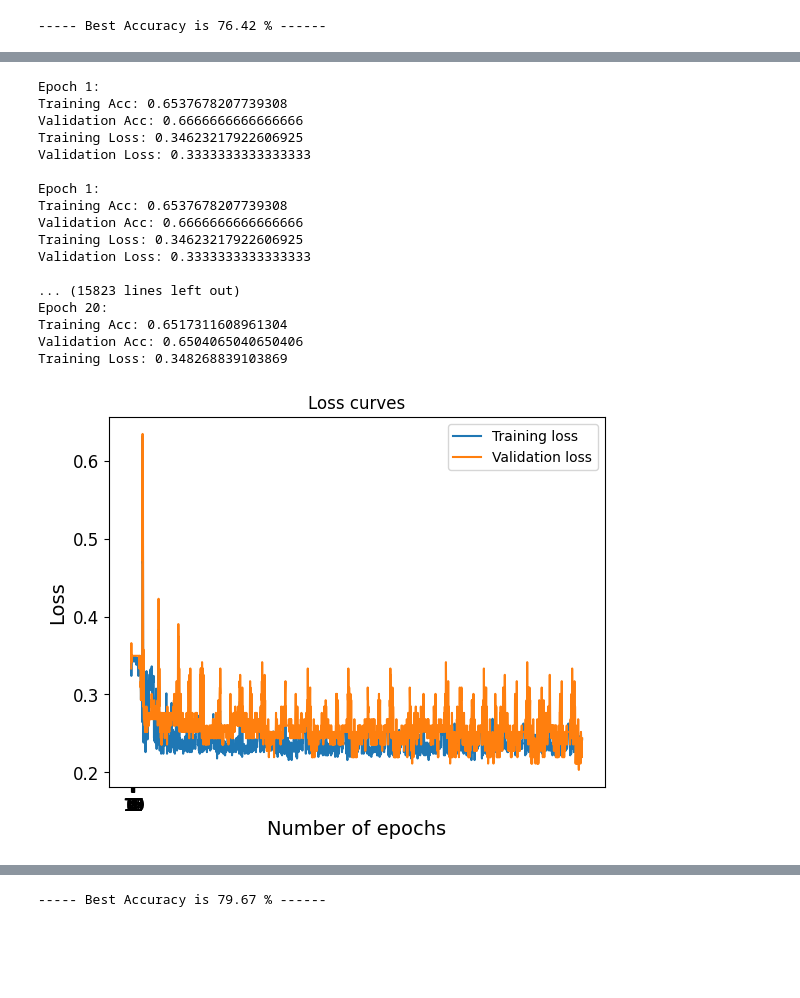
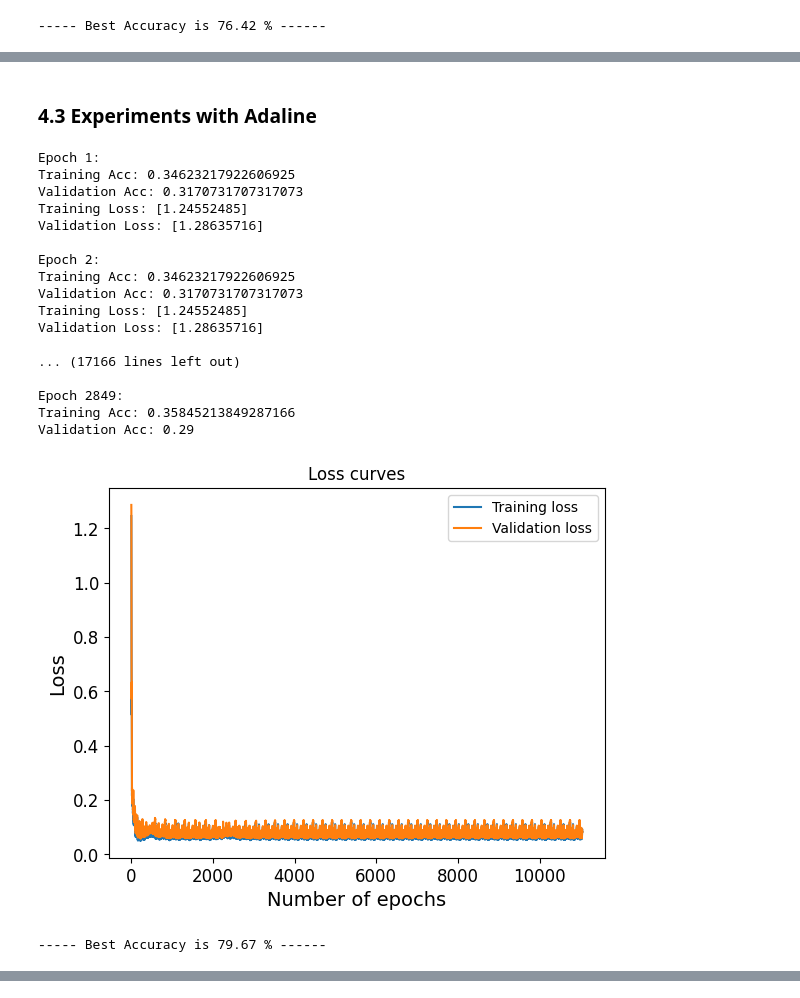
Before and after one commit to KaneZhao/deep-learning-assignments, a Jupyter notebook: assignment1/Assignment1.ipynb, the cells around one changed output, grey strips where cells are left out. Drawn from its saved outputs; the diff is of its cells as text; code cells hidden in the pictures; blank space fills up the shorter version.

```diff
--- a/assignment1/Assignment1.ipynb
+++ b/assignment1/Assignment1.ipynb
@@ -20,9 +20,9 @@ import os
 %matplotlib inline
 import matplotlib as mpl
 import matplotlib.pyplot as plt
-mpl.rc('axes', labelsize=14)
-mpl.rc('xtick', labelsize=12)
-mpl.rc('ytick', labelsize=12)
+# mpl.rc('axes', labelsize=14)
+# mpl.rc('xtick', labelsize=12)
+# mpl.rc('ytick', labelsize=12)
 
 import seaborn as sns
 # %% [markdown]
@@ -359,6 +361,7 @@ class Adaline(Perceptron):
     def train(self, epochs = 10, verbose = True, showPlots = True):
 
         self.currentBestValAccuracy = 0
+        j = 0
         for i in range(epochs):
 
             # update weights
@@ -380,7 +383,7 @@ class Adaline(Perceptron):
 
                 # Display epoch by epoch results
                 if verbose:
-                    print("Epoch {}:".format(i + 1))
+                    print("Epoch {}:".format(j + 1))
                     print("Training Acc:", self.trainingAccuracies[i])
                     print("Validation Acc:", self.validationAccuracies[i])
                     print("Training Loss:", self.trainingLosses[i])
@@ -389,25 +392,21 @@ class Adaline(Perceptron):
                 if self.earlyStopping == 0:
                     print("Early stopped at epoch", (i + 1))
                     break
+                j += 1
 
         if showPlots:
-            # Plot graphs of loss and accuracy
             plt.title("Loss curves")
-            plt.plot(np.arange(0, len(self.trainingLosses)), self.trainingLosses, label="Training loss")
-            plt.plot(np.arange(0, len(self.validationLosses)),self.validationLosses, label="Validation loss")
+            plt.plot(np.arange(0, len(self.trainingAccuracies)), self.trainingLosses, label="Training loss")
+            plt.plot(np.arange(0, len(self.trainingAccuracies)), self.validationLosses, label="Validation loss")
             plt.xlabel("Number of epochs")
             plt.ylabel("Loss")
-            plt.xticks(np.arange(0, epochs))
             plt.legend()
             plt.show()
 
             plt.title("Accuracy curves")
-            plt.plot(np.arange(0, len(self.trainingAccuracies)),
-                    self.trainingAccuracies, label="Training Accuracy")
-            plt.plot(np.arange(0, len(self.validationAccuracies)),
-                    self.validationAccuracies, label="Validation Accuracy")
+            plt.plot(np.arange(0, len(self.trainingAccuracies)), self.trainingAccuracies, label = "Training Accuracy")
+            plt.plot(np.arange(0, len(self.trainingAccuracies)), self.validationAccuracies, label = "Validation Accuracy")
             plt.xlabel("Number of epochs")
             plt.ylabel("Accuracy")
-            plt.xticks(np.arange(0, epochs))
             plt.legend()
-            plt.show()
+            plt.show
@@ -414,27 +507,31 @@ class Adaline(Perceptron):
+# %% [markdown]
+### 4.3 Experiments with Adaline
 # %%
-# Create a simple perceptron
-adaline = Adaline(X_train, y_train, X_val, y_val, lr=0.01, loss_type="zero-one", bias=False,
-                        seed=200, randomBias=False, earlyStopping=20)
-adaline.train(epochs=20, verbose=True)
+# Create a simple adaline model
+adaline = Adaline(X_train, y_train, X_val, y_val, lr=0.01, loss_type='perceptron', bias=False,
+                        seed=200, weight_val = 2, earlyStopping=20)
+
+adaline.train(epochs=50, verbose=True)
 
 # Set best weights
 adaline.showBestAccuracy()
 # %% [output]
 Epoch 1:
-Training Acc: 0.6537678207739308
-Validation Acc: 0.6666666666666666
-Training Loss: 0.34623217922606925
-Validation Loss: 0.3333333333333333
+Training Acc: 0.34623217922606925
+Validation Acc: 0.3170731707317073
+Training Loss: [1.24552485]
+Validation Loss: [1.28635716]
 
-Epoch 1:
-Training Acc: 0.6537678207739308
-Validation Acc: 0.6666666666666666
-Training Loss: 0.34623217922606925
-Validation Loss: 0.3333333333333333
+Epoch 2:
+Training Acc: 0.34623217922606925
+Validation Acc: 0.3170731707317073
+Training Loss: [1.24552485]
+Validation Loss: [1.28635716]
 
-... (15823 lines left out)
-Epoch 20:
-Training Acc: 0.6517311608961304
-Validation Acc: 0.6504065040650406
-Training Loss: 0.348268839103869
+... (17166 lines left out)
+
+Epoch 2849:
+Training Acc: 0.35845213849287166
+Validation Acc: 0.29
-[figure, old version]
+[figure, new version]
+----- Best Accuracy is 79.67 % ------
@@ -442 +538,0 @@ Training Loss: 0.348268839103869
------ Best Accuracy is 79.67 % ------
```
Also changed, not shown: parts of 13 cells of this notebook.
